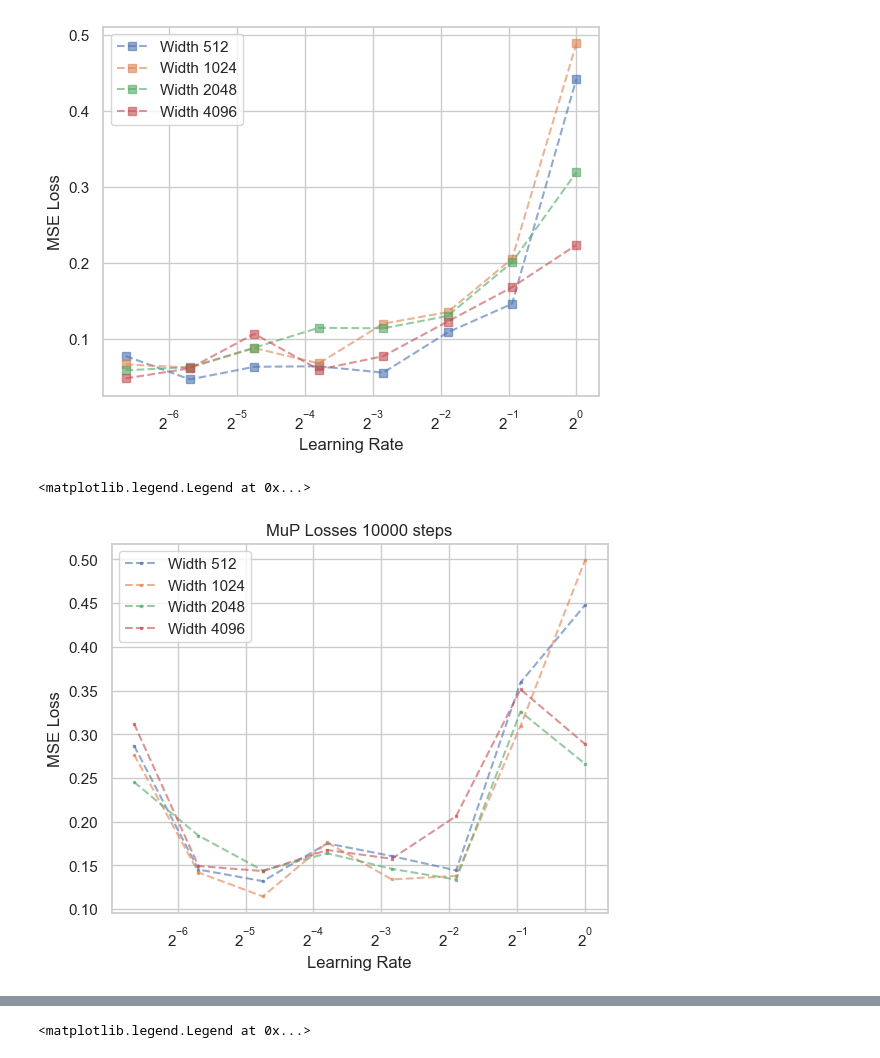
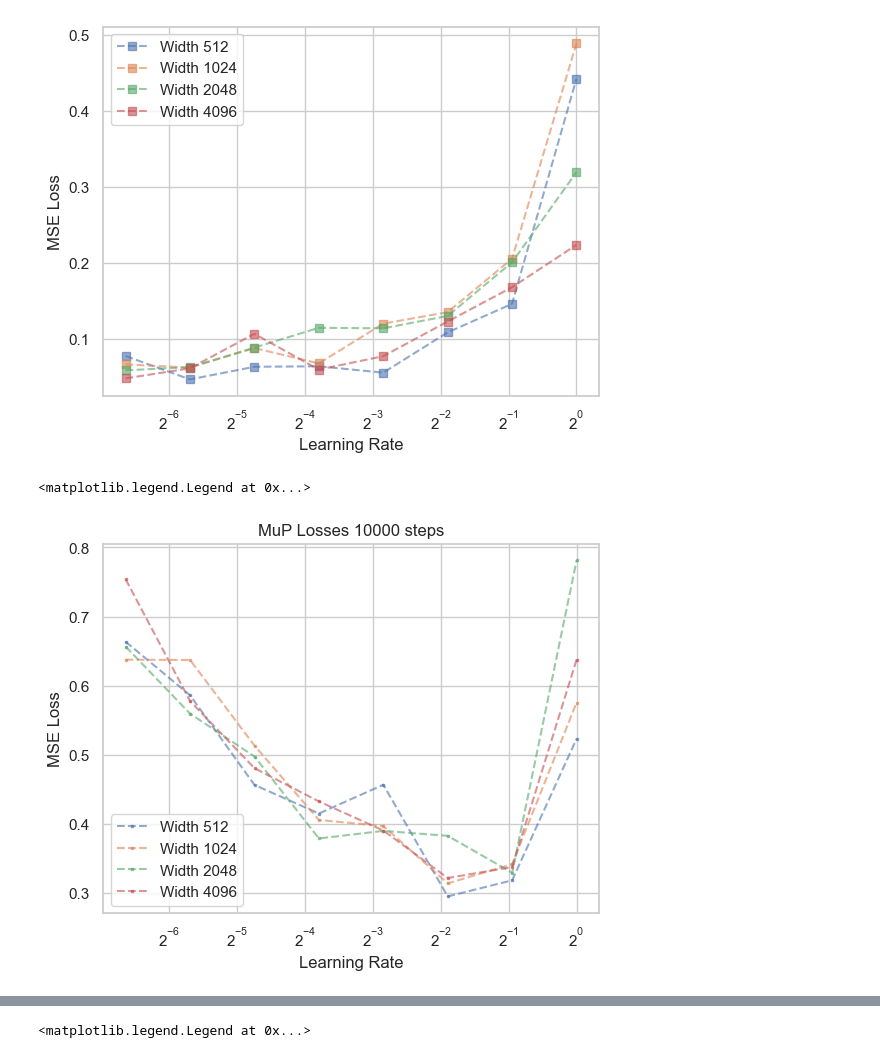
Before and after one commit to Petyrrrrr/MuP_games, a Jupyter notebook: one_hidden_layer_4.ipynb, the cells around one changed output, grey strips where cells are left out. Saved outputs shown, nothing was run; the diff lists cells and outputs as text; code cells hidden in the pictures.

```diff
--- a/one_hidden_layer_4.ipynb
+++ b/one_hidden_layer_4.ipynb
@@ -97,16 +97,16 @@ Step 50000 for width 4096, lr 1.0, Loss: 0.20014898302964867
 # %%
 lrs = np.logspace(-2.0, 0.0, 8)
 for idx, width in enumerate(widths):
-        t_losses = [np.mean(train_losses_mup[width][lr][-40000:-35000]) for lr in lrs ]
+        t_losses = [np.mean(train_losses_mup[width][lr][1000:3000]) for lr in lrs ]
         plt.plot(lrs , t_losses, marker='s', alpha=0.6, markersize=2, linestyle='--', label=f'Width {width}')
 plt.xscale('log', base=2)
 plt.xlabel("Learning Rate")
 plt.ylabel("MSE Loss")
 plt.title("MuP Losses 10000 steps")
 plt.legend()
 # %% [output]
 <matplotlib.legend.Legend at 0x...>
-[figure, old version]
+[figure, new version]
 # %%
 widths = [4096, 512, 1024, 2048, ]
 lrs = np.logspace(-1.5, 1.0, 25)
```
Also changed, not shown: parts of 1 cell of this notebook, 6 other files.
